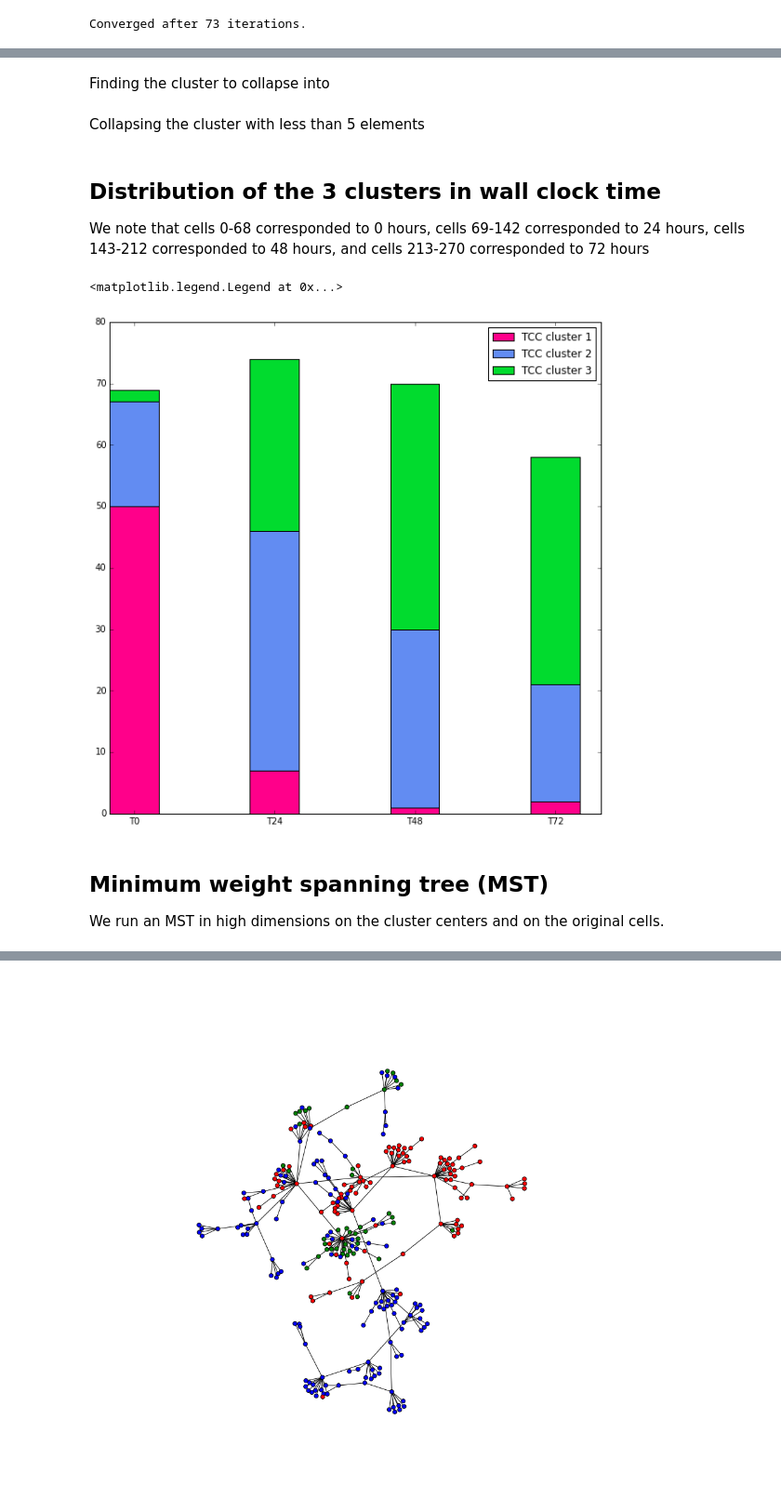
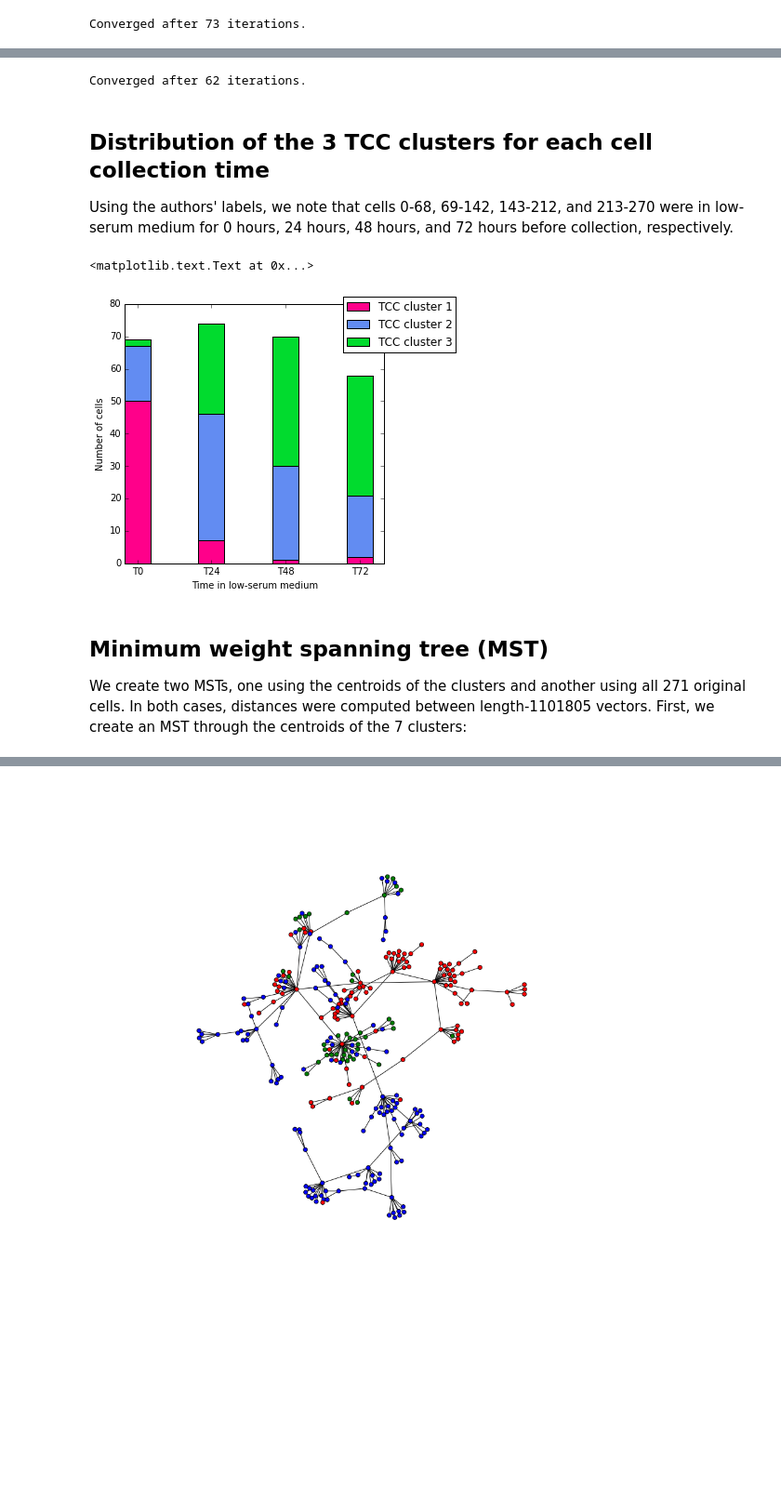
Before and after one commit to govinda-kamath/clustering_on_transcript_compatibility_counts, a Jupyter notebook: Trapnell_pipeline/Trapnell_Analysis.ipynb, the cells around one changed output, grey strips where cells are left out. Shown at 93% size. Saved outputs shown, nothing was run; the diff lists cells and outputs as text; code cells hidden in the pictures; blank space fills up the shorter version.

```diff
--- a/Trapnell_pipeline/Trapnell_Analysis.ipynb
+++ b/Trapnell_pipeline/Trapnell_Analysis.ipynb
@@ -84,18 +77,28 @@ clusters_to_collapse=[x for x in np.unique(labels8) if num_cells_in_cluster[x] <
-# %% [markdown]
-Finding the cluster to collapse into
 # %%
+# Clustering
+pref = -.6*np.ones(271)
+labels8=AffinityProp(-D,pref,0.95)
+
+# First find the clusters with less than 5 cells
+from collections import Counter
+num_cells_in_cluster=Counter(labels8)
+clusters_to_collapse=[x for x in np.unique(labels8) if num_cells_in_cluster[x] < 5]
+
+# For each of those clusters, find the cluster it should be merged with
 X_separated=[]
 for labl in np.unique(labels8):
     features=X.todense()[np.ix_(np.flatnonzero(labels8==labl),xrange(X.shape[1]))]
     X_separated.append(features)
-
 Xcentroid=np.zeros((len(np.unique(labels8)), (X_separated[0].shape)[1]))
 for labl in np.unique(labels8):
     Xq=np.sum(X_separated[labl],axis=0)/float((X_separated[labl].shape)[0])
     Xcentroid[labl, :]=Xq
+Dcentroid = pairwise_distances(Xcentroid,metric=jensen_shannon)
+cluster_to_collapse_into=[np.argsort(Dcentroid[clusters_to_collapse[0],:])[1]]
 
-Dcentroid = pairwise_distances(Xcentroid,metric=jensen_shannon)
-
-cluster_to_collapse_into=[np.argsort(Dcentroid[clusters_to_collapse[0],:])[1]]
+# Finally, merge the clusters
+labels7=np.array(labels8)
+labels7[labels8==clusters_to_collapse[0]]=cluster_to_collapse_into[0]
+labels7[labels8>clusters_to_collapse[0]]-=1
+# %% [output]
+Converged after 62 iterations.
-# %% [markdown]
-Collapsing the cluster with less than 5 elements
@@ -106,35 +105,39 @@ labels7[labels8>clusters_to_collapse[0]]-=1
 # %% [markdown]
-## Distribution of the 3 clusters in wall clock time
+## Distribution of the 3 TCC clusters for each cell collection time <a id='section2'></a>
 
-We note that cells 0-68 corresponded to 0 hours, cells 69-142 corresponded to 24 hours, cells 143-212 corresponded to 48 hours, and cells 213-270 corresponded to 72 hours
+Using the authors' labels, we note that cells 0-68, 69-142, 143-212, and 213-270 were in low-serum medium for 0 hours, 24 hours, 48 hours, and 72 hours before collection, respectively.
 # %%
 %matplotlib inline
+
+import matplotlib.pyplot as plt
+
 Tr0 = Counter(labels3[:69])
 Tr24 = Counter(labels3[69:143])
 Tr48 = Counter(labels3[143:213])
 Tr72 = Counter(labels3[213:])
 
 ind=np.arange(4)
 width = 0.35
 
 Cr0=np.array([Tr0[0], Tr24[0], Tr48[0], Tr72[0]])
 Cr1=np.array([Tr0[1], Tr24[1], Tr48[1], Tr72[1]])
 Cr2=np.array([Tr0[2], Tr24[2], Tr48[2], Tr72[2]])
 
-plt.figure(figsize=(10,10))
+plt.figure(figsize=(5,5))
 p1 = plt.bar(ind, Cr1, width, color="#ff008a")
 p3 = plt.bar(ind, Cr0, width, color="#628cf2",bottom=Cr1)
 p2 = plt.bar(ind, Cr2, width, color="#01db2e",bottom=Cr0+Cr1)
 
-
 plt.xticks(ind + width/2., ('T0', 'T24', 'T48', 'T72'))
-plt.legend((p1[0], p3[0],p2[0]), ('TCC cluster 1', 'TCC cluster 2',
-                                 'TCC cluster 3'))
+plt.legend((p1[0], p3[0],p2[0]),
+           ('TCC cluster 1', 'TCC cluster 2','TCC cluster 3'),bbox_to_anchor=(1.3, 1.05))
+plt.ylabel('Number of cells')
+plt.xlabel('Time in low-serum medium')
 # %% [output]
-<matplotlib.legend.Legend at 0x...>
+<matplotlib.text.Text at 0x...>
-[figure, old version]
+[figure, new version]
-# %% [markdown]
-## Minimum weight spanning tree (MST)
-
-We run an MST in high dimensions on the cluster centers and on the original cells.
+# %% [markdown]
+## Minimum weight spanning tree (MST) <a id='section3'></a>
+
+We create two MSTs, one using the centroids of the clusters and another using all 271 original cells. In both cases, distances were computed between length-1101805 vectors. First, we create an MST through the centroids of the 7 clusters:
 # %%
```
Also changed, not shown: parts of 34 cells of this notebook, 8 other files.
